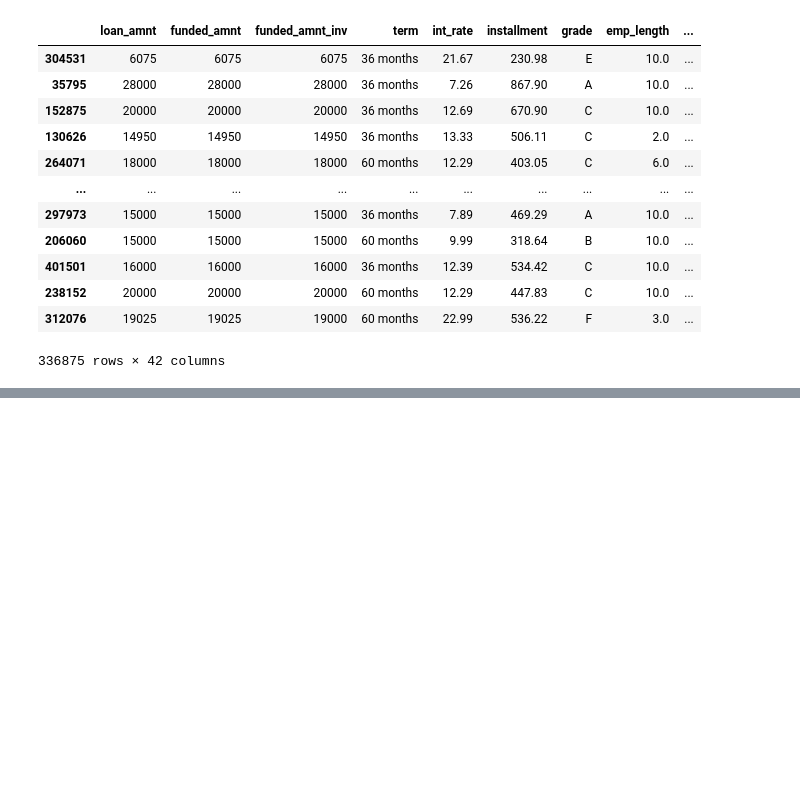
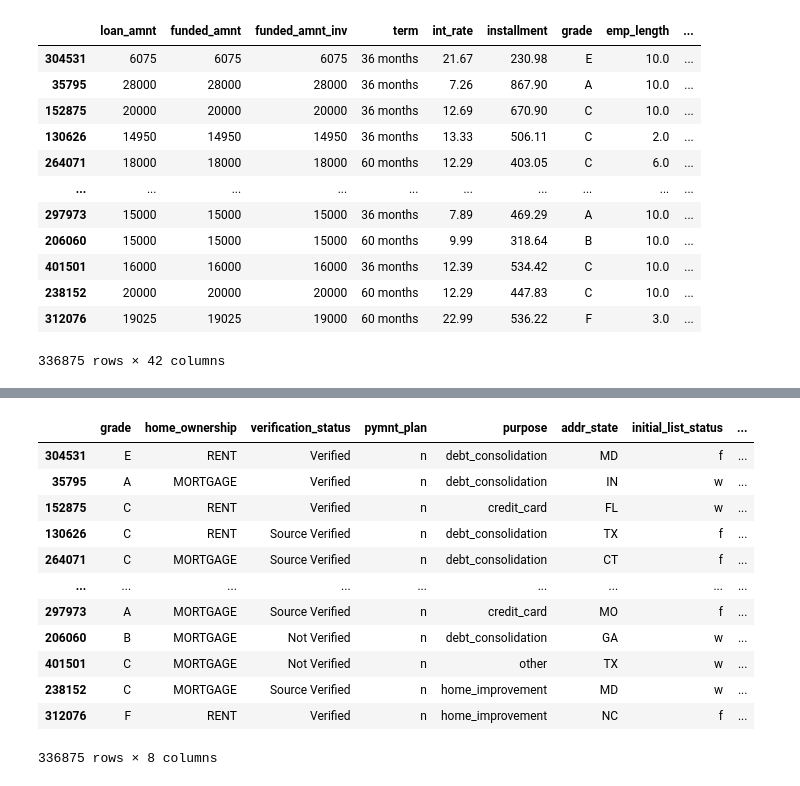
Before and after one commit to SharathkumaraKR/Credit-Risk-Model, a Jupyter notebook: Credit_Risk_Model_(Kaggle).ipynb, the cells around one changed output, grey strips where cells are left out. Saved outputs shown, nothing was run; the diff lists cells and outputs as text; code cells hidden in the pictures; blank space fills up the shorter version.

```diff
--- a/Credit_Risk_Model_(Kaggle).ipynb
+++ b/Credit_Risk_Model_(Kaggle).ipynb
@@ -280,0 +328,16 @@ For example, when doing 'df[col].method(value, inplace=True)', try using 'df.met
+# %%
+X_train_cat
+# %% [output]
+|  | grade | home_ownership | verification_status | pymnt_plan | purpose | addr_state | initial_list_status | ... |
+| 304531 | E | RENT | Verified | n | debt_consolidation | MD | f | ... |
+| 35795 | A | MORTGAGE | Verified | n | debt_consolidation | IN | w | ... |
+| 152875 | C | RENT | Verified | n | credit_card | FL | w | ... |
+| 130626 | C | RENT | Source Verified | n | debt_consolidation | TX | f | ... |
+| 264071 | C | MORTGAGE | Source Verified | n | debt_consolidation | CT | f | ... |
+| ... | ... | ... | ... | ... | ... | ... | ... | ... |
+| 297973 | A | MORTGAGE | Source Verified | n | credit_card | MO | f | ... |
+| 206060 | B | MORTGAGE | Not Verified | n | debt_consolidation | GA | w | ... |
+| 401501 | C | MORTGAGE | Not Verified | n | other | TX | w | ... |
+| 238152 | C | MORTGAGE | Source Verified | n | home_improvement | MD | w | ... |
+| 312076 | F | RENT | Verified | n | home_improvement | NC | f | ... |
+336875 rows × 8 columns
```
Also changed, not shown: parts of 6 cells of this notebook.
